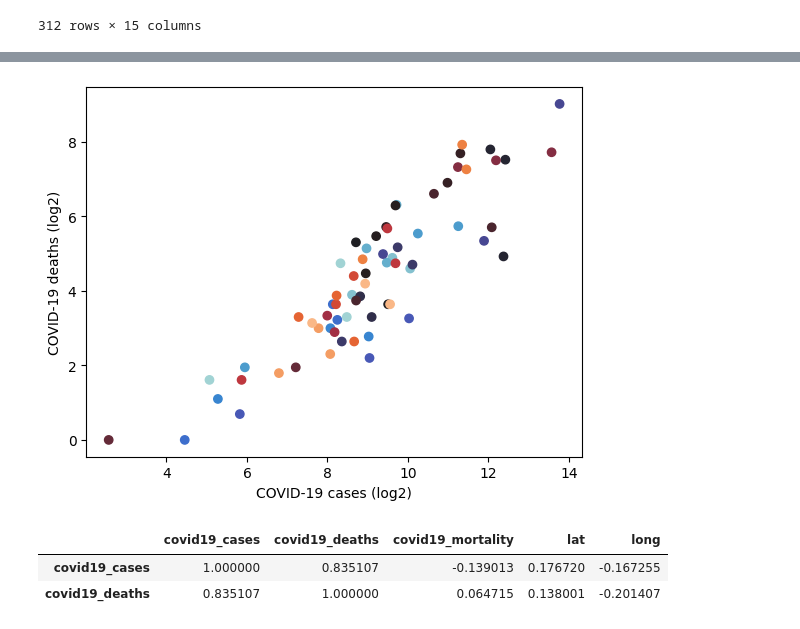
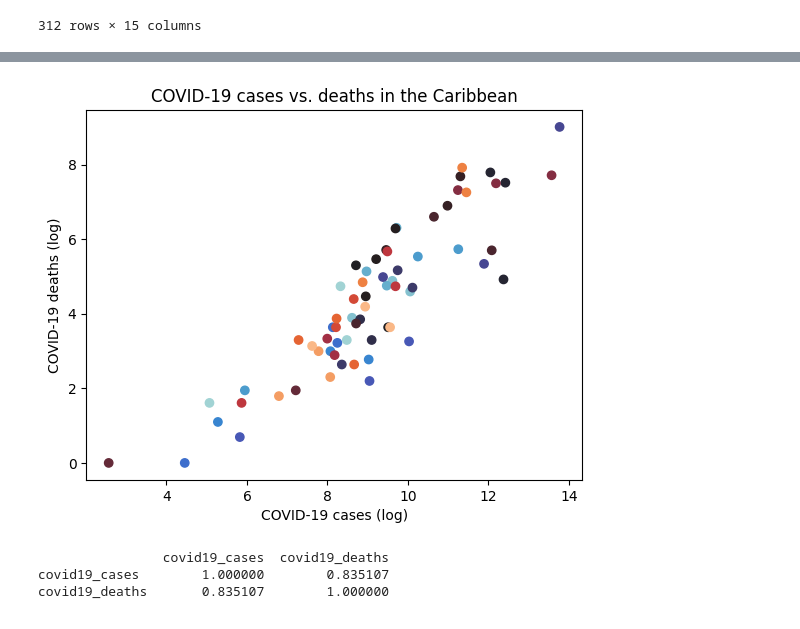
Before and after one commit to andreiui/csec491, a Jupyter notebook: code/analysis/_CARIBBEAN/main.ipynb, the cells around one changed output, grey strips where cells are left out. Saved outputs shown, nothing was run; the diff lists cells and outputs as text; code cells hidden in the pictures.

```diff
--- a/code/analysis/_CARIBBEAN/main.ipynb
+++ b/code/analysis/_CARIBBEAN/main.ipynb
@@ -65,16 +90,18 @@ _df[["inbtou_volume", "inbtou_spending", "lat", "long"]].corr().iloc[[0, 1]]
 # %%
 _df = df.loc[(df["yr"] >= 2020) & (df["covid19_cases"] * df["covid19_deaths"] != 0)]
 x = _df["covid19_cases"]
 y = _df["covid19_deaths"]
 
+plt.title("COVID-19 cases vs. deaths in the Caribbean")
+plt.xlabel("COVID-19 cases (log)")
+plt.ylabel("COVID-19 deaths (log)")
+
 plt.scatter(np.log(x), np.log(y), c=_df["_color"])
-plt.xlabel("COVID-19 cases (log2)")
-plt.ylabel("COVID-19 deaths (log2)")
 plt.show()
 
-_df[["covid19_cases", "covid19_deaths", "covid19_mortality", "lat", "long"]].corr().iloc[[0, 1]]
+print(_df[["covid19_cases", "covid19_deaths"]].corr())
 # %% [output]
-[figure, old version]
+[figure, new version]
-|  | covid19_cases | covid19_deaths | covid19_mortality | lat | long |
-| covid19_cases | 1.000000 | 0.835107 | -0.139013 | 0.176720 | -0.167255 |
-| covid19_deaths | 0.835107 | 1.000000 | 0.064715 | 0.138001 | -0.201407 |
+                covid19_cases  covid19_deaths
+covid19_cases        1.000000        0.835107
+covid19_deaths       0.835107        1.000000
```
Also changed, not shown: parts of 21 cells of this notebook.
